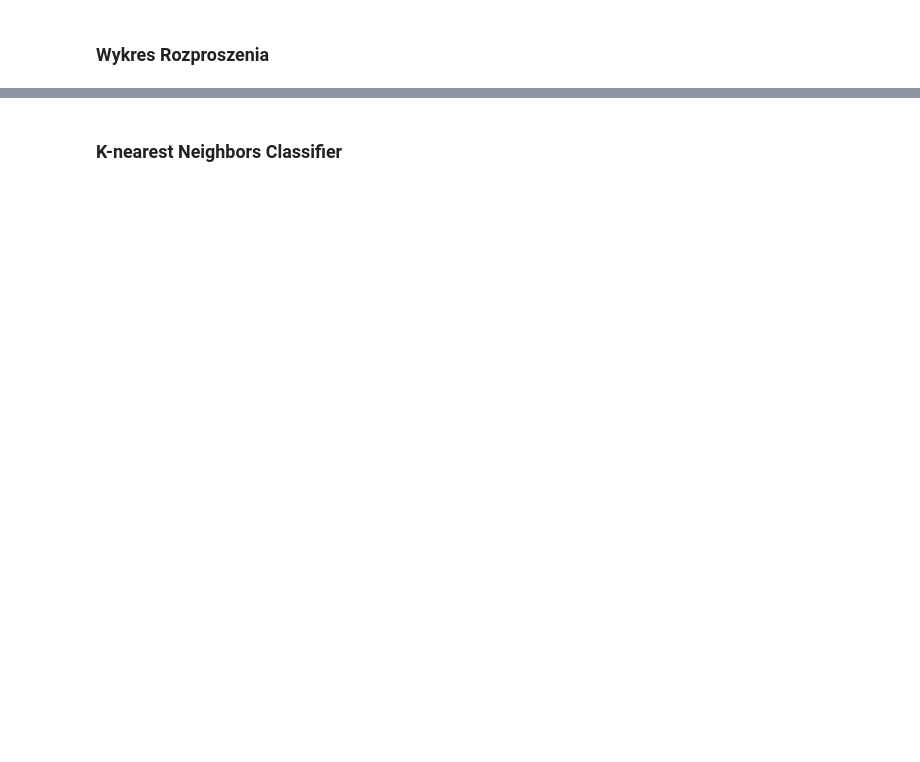
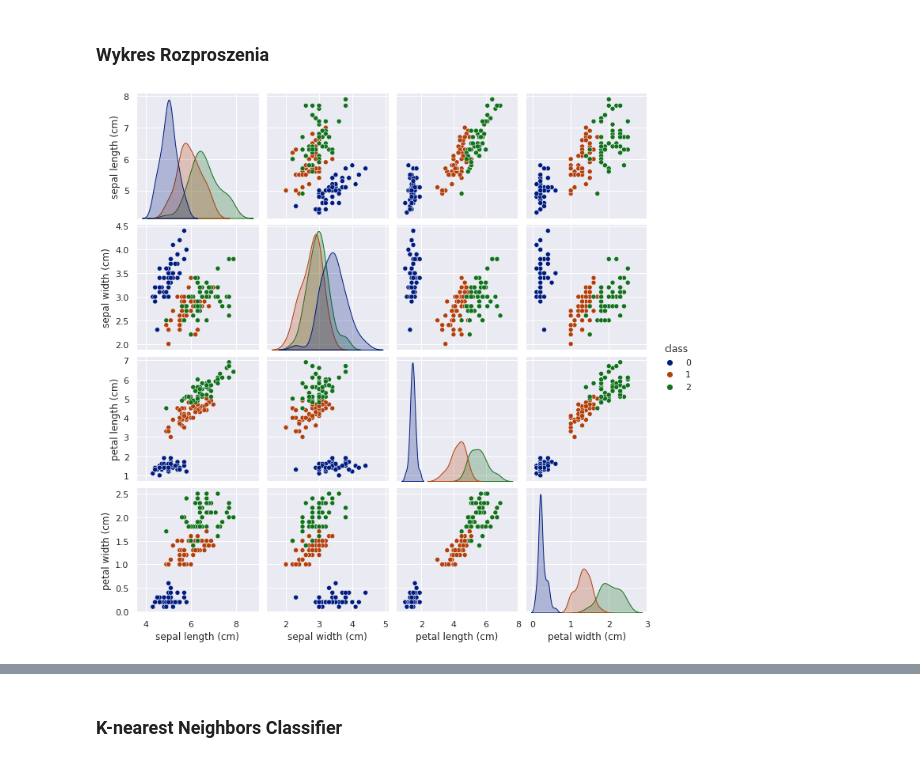
Before and after one commit to rafzieli/daca-science-bootcamp, a Jupyter notebook: 06_uczenie_maszynowe/07_k_najblizszych_sasiadow.ipynb, the cells around one changed output, grey strips where cells are left out. Cells and saved outputs as stored; diff of their text form; code cells hidden in the pictures; blank space fills up the shorter version.

```diff
--- a/06_uczenie_maszynowe/07_k_najblizszych_sasiadow.ipynb
+++ b/06_uczenie_maszynowe/07_k_najblizszych_sasiadow.ipynb
@@ -40,3 +40,7 @@ Podstawą działania algorytmu jest:
 * przewidzenie na ich podstawie etykiety
 
 Liczba sąsiadów jest określana przez użytkownika. Odległości zwykle kalkuluje sie przy pomocy metryki euklidesowej.
+# %%
+from sklearn.datasets import load_iris
+raw_data = load_iris()
+raw_data.data
@@ -42,0 +75,5 @@ Liczba sąsiadów jest określana przez użytkownika. Odległości zwykle kalkul
+# %%
+df1 = pd.DataFrame(data=raw_data.data, columns=raw_data.feature_names)
+df2 = pd.DataFrame(data=raw_data.target, columns=['class'])
+df = pd.concat([df1, df2], axis=1)
+df.head()
@@ -43,2 +102,6 @@ Liczba sąsiadów jest określana przez użytkownika. Odległości zwykle kalkul
 # %% [markdown]
 ### <a name='a3'></a> Wykres Rozproszenia
+# %%
+_ = sns.pairplot(df, hue='class', palette='dark')
+# %% [output]
+[figure, added]
```
Also changed, not shown: parts of 17 cells of this notebook.
